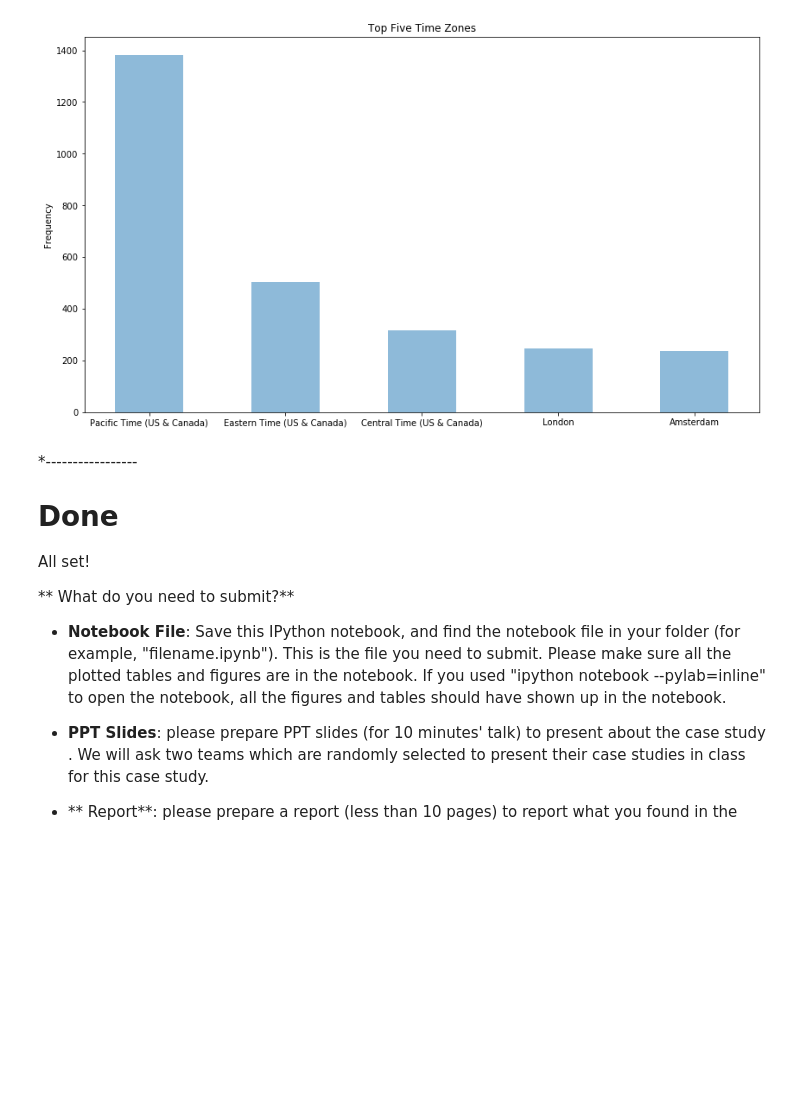
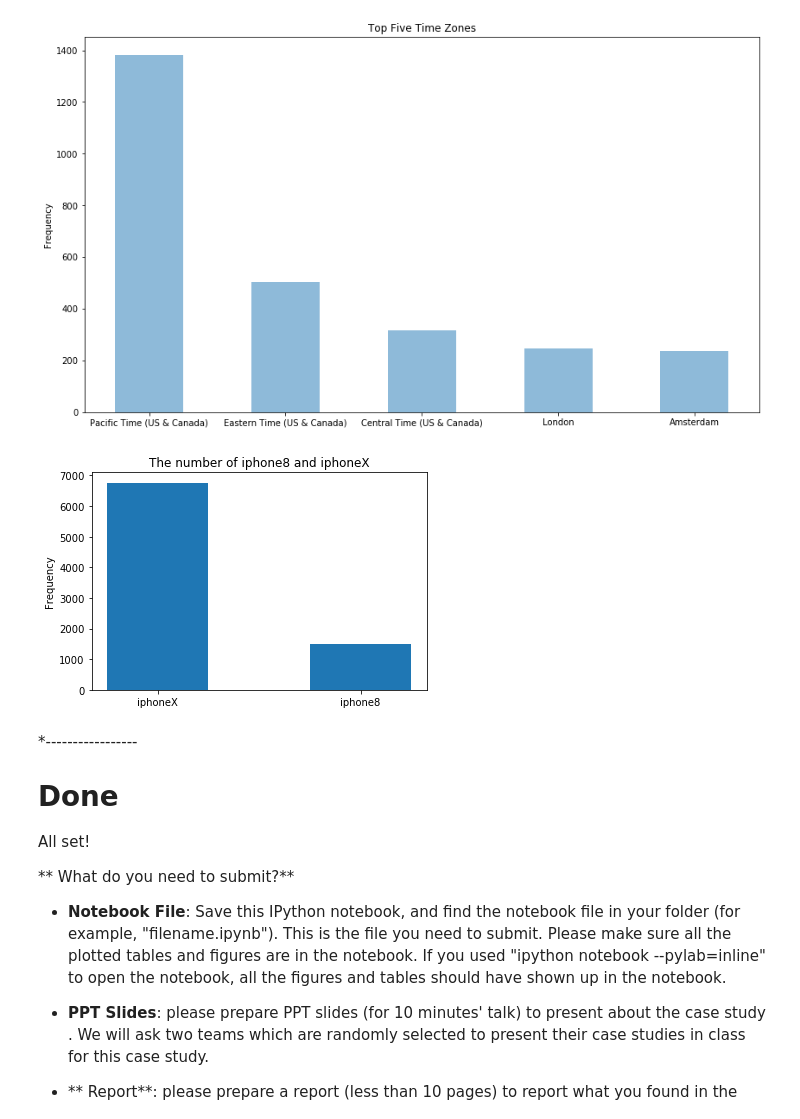
Before and after one commit to tianhaopx/Case-Study-of-Data-Science, a Jupyter notebook: CaseStudy1.ipynb, the cells around one changed output. Drawn from its saved outputs; the diff is of its cells as text; code cells hidden in the pictures; blank space fills up the shorter version.

Commit message:
add another bar chart for problem4

```diff
--- a/CaseStudy1.ipynb
+++ b/CaseStudy1.ipynb
@@ -559,6 +562,35 @@ plt.show()
 # %% [output]
 [figure]
 [figure]
+# %%
+
+import matplotlib.pyplot as plt
+from collections import Counter
+
+iphone_tweets_data = load_json('problem1.json')
+count = []
+for tweet in iphone_tweets_data:
+    if "text" in tweet.keys():
+            sentences = tweet['text']
+            if "iphone 8" in sentences.lower() or "iphone8" in sentences.lower():
+                count.append("iphone8")
+            if "iphone x" in sentences.lower() or "iphonex" in sentences.lower():
+                count.append("iphoneX")
+counter = Counter(count)
+#print(counter)
+x, y = [], []
+for key in counter.keys():
+    x.append(key)
+for value in counter.values():
+    y.append(value)
+plt.bar(range(len(y)), y, align='center', width=0.5)
+#plt.xlabel("Iphone")
+plt.xticks(range(len(x)), x)
+plt.ylabel("Frequency")
+plt.title("The number of iphone8 and iphoneX")
+plt.show()
+# %% [output]
+[figure, added]
 # %% [markdown]
 *-----------------
 # Done
```
Also changed, not shown: parts of 1 cell of this notebook, 2 other files.
